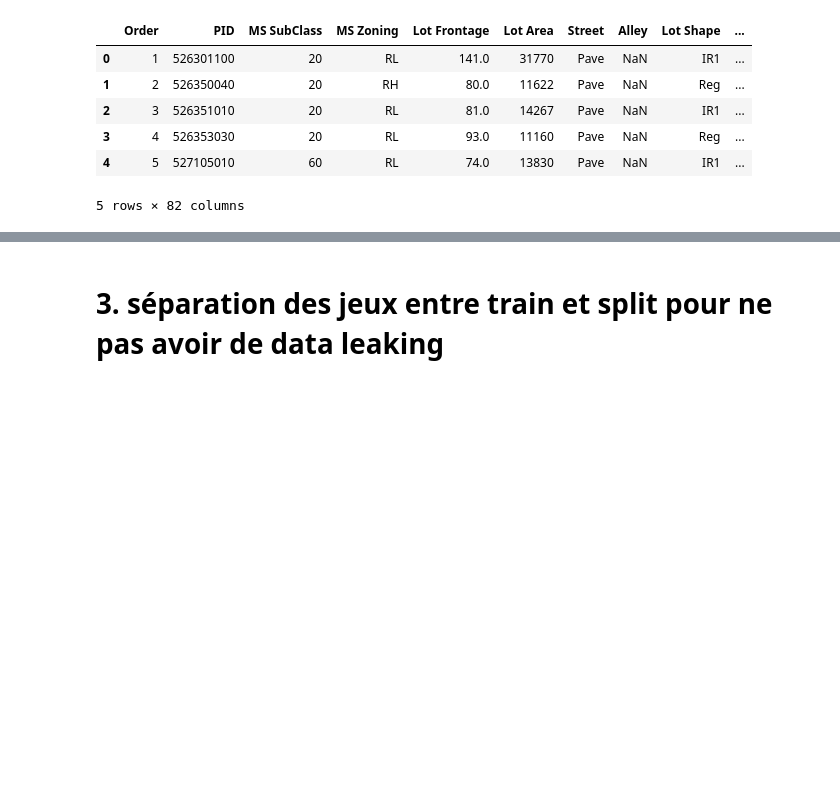
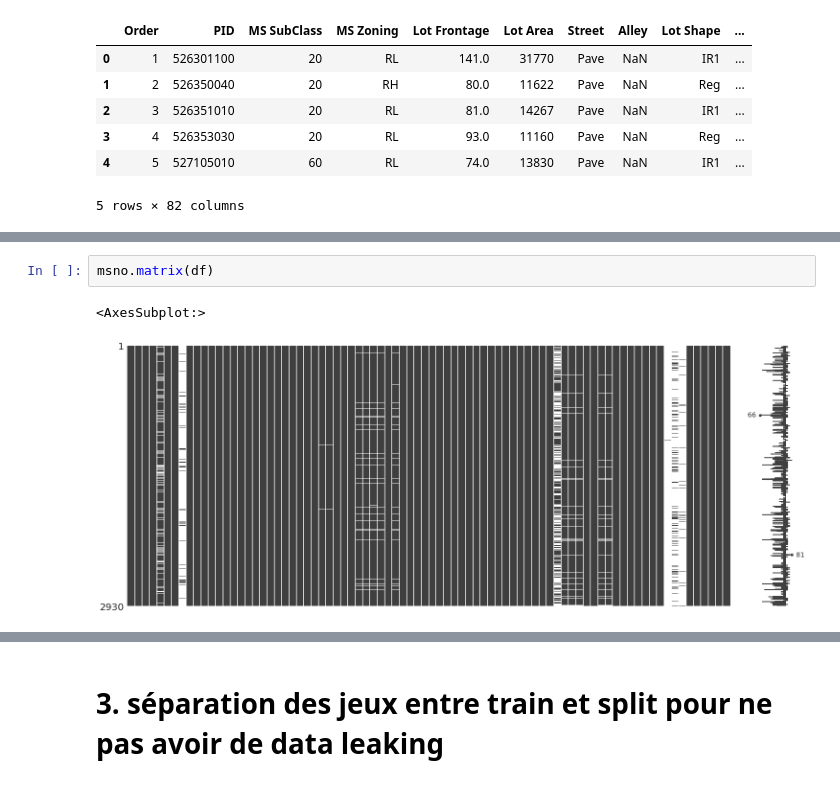
Before and after one commit to emaddar/E2_P3, a Jupyter notebook: analyse_model/analysis.ipynb, the cells around one changed output, grey strips where cells are left out. Saved outputs shown, nothing was run; the diff lists cells and outputs as text; blank space fills up the shorter version.

```diff
--- a/analyse_model/analysis.ipynb
+++ b/analyse_model/analysis.ipynb
@@ -69,0 +82,5 @@ df.head(5)
+# %%
+msno.matrix(df)
+# %% [output]
+<AxesSubplot:>
+[figure, added]
```
Also changed, not shown: parts of 8 cells of this notebook, 8 other files.
